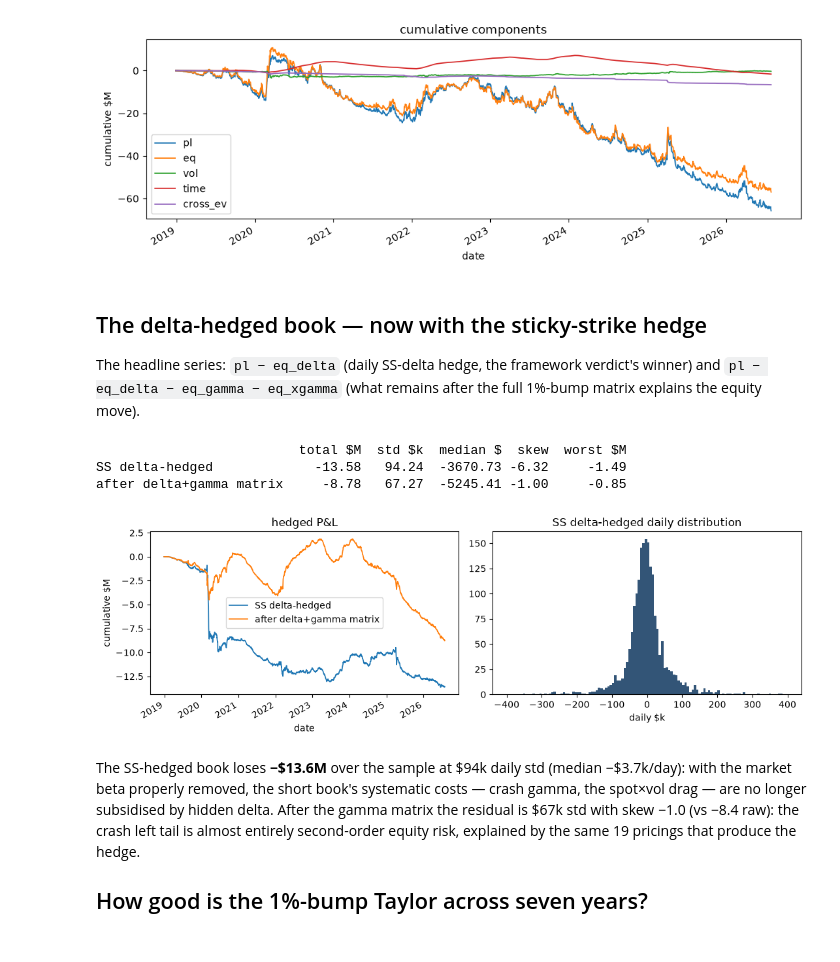
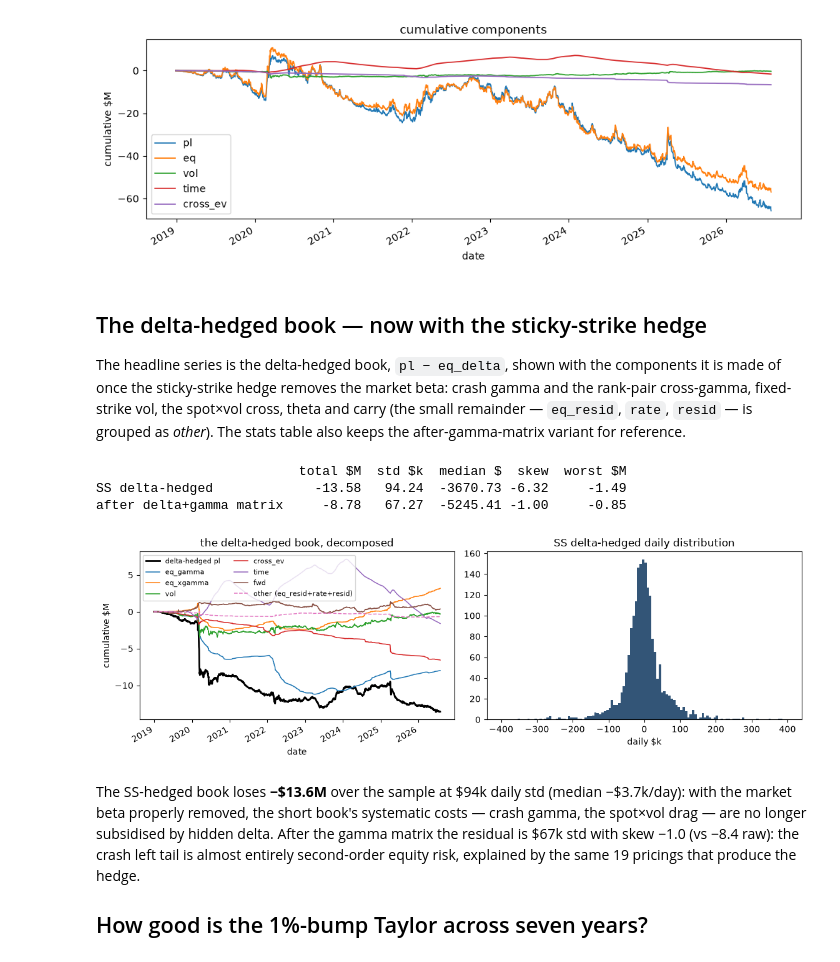
Before and after one commit to yufeng66/vol_pca, a Jupyter notebook: rainbow_attribution.ipynb, the cells around one changed output. Drawn from its saved outputs; the diff is of its cells as text; code cells hidden in the pictures.

```diff
--- a/rainbow_attribution.ipynb
+++ b/rainbow_attribution.ipynb
@@ -106,29 +106,41 @@ plt.tight_layout()
 # %% [markdown]
 ## The delta-hedged book — now with the sticky-strike hedge
 
-The headline series: `pl − eq_delta` (daily SS-delta hedge, the framework
-verdict's winner) and `pl − eq_delta − eq_gamma − eq_xgamma` (what remains
-after the full 1%-bump matrix explains the equity move).
+The headline series is the delta-hedged book, `pl − eq_delta`, shown with
+the components it is made of once the sticky-strike hedge removes the
+market beta: crash gamma and the rank-pair cross-gamma, fixed-strike vol,
+the spot×vol cross, theta and carry (the small remainder — `eq_resid`,
+`rate`, `resid` — is grouped as *other*). The stats table also keeps the
+after-gamma-matrix variant for reference.
 # %%
-h = pd.DataFrame({"SS delta-hedged": r["pl"] - r["eq_delta"],
-                  "after delta+gamma matrix":
-                      r["pl"] - r[["eq_delta", "eq_gamma",
-                                   "eq_xgamma"]].sum(axis=1)})
-fig, ax = plt.subplots(1, 2, figsize=(11, 3.6))
-(h.cumsum() / 1e6).plot(ax=ax[0], lw=1.2)
-ax[0].set(ylabel="cumulative $M", title="hedged P&L")
-ax[1].hist(h["SS delta-hedged"] / 1e3, bins=120, range=(-400, 400),
-           color="#357")
+h = r["pl"] - r["eq_delta"]
+hg = r["pl"] - r[["eq_delta", "eq_gamma", "eq_xgamma"]].sum(axis=1)
+comps = ["eq_gamma", "eq_xgamma", "vol", "cross_ev", "time", "fwd"]
+other = h - r[comps].sum(axis=1)          # eq_resid + rate + resid
+fig, ax = plt.subplots(1, 2, figsize=(11.5, 3.8))
+(h.cumsum() / 1e6).plot(ax=ax[0], color="k", lw=2, label="delta-hedged pl")
+for c in comps:
+    (r[c].cumsum() / 1e6).plot(ax=ax[0], lw=1.1, label=c)
+(other.cumsum() / 1e6).plot(ax=ax[0], lw=1.1, ls="--",
+                            label="other (eq_resid+rate+resid)")
+ax[0].legend(fontsize=8, ncol=2)
+ax[0].set(ylabel="cumulative $M",
+          title="the delta-hedged book, decomposed")
+ax[1].hist(h / 1e3, bins=120, range=(-400, 400), color="#357")
 ax[1].set(xlabel="daily $k", title="SS delta-hedged daily distribution")
 plt.tight_layout()
-print(pd.DataFrame({"total $M": h.sum() / 1e6, "std $k": h.std() / 1e3,
-                    "median $": h.median(), "skew": h.skew(),
-                    "worst $M": h.min() / 1e6}).round(2).to_string())
+print(pd.DataFrame({"total $M": [h.sum() / 1e6, hg.sum() / 1e6],
+                    "std $k": [h.std() / 1e3, hg.std() / 1e3],
+                    "median $": [h.median(), hg.median()],
+                    "skew": [h.skew(), hg.skew()],
+                    "worst $M": [h.min() / 1e6, hg.min() / 1e6]},
+                   index=["SS delta-hedged", "after delta+gamma matrix"])
+      .round(2).to_string())
 # %% [output]
                           total $M  std $k  median $  skew  worst $M
 SS delta-hedged             -13.58   94.24  -3670.73 -6.32     -1.49
 after delta+gamma matrix     -8.78   67.27  -5245.41 -1.00     -0.85
-[figure, old version]
+[figure, new version]
 # %% [markdown]
 The SS-hedged book loses **−\$13.6M** over the sample at \$94k daily std
 (median −\$3.7k/day): with the market beta properly removed, the short book's
```
Also changed, not shown: parts of 1 cell of this notebook.
